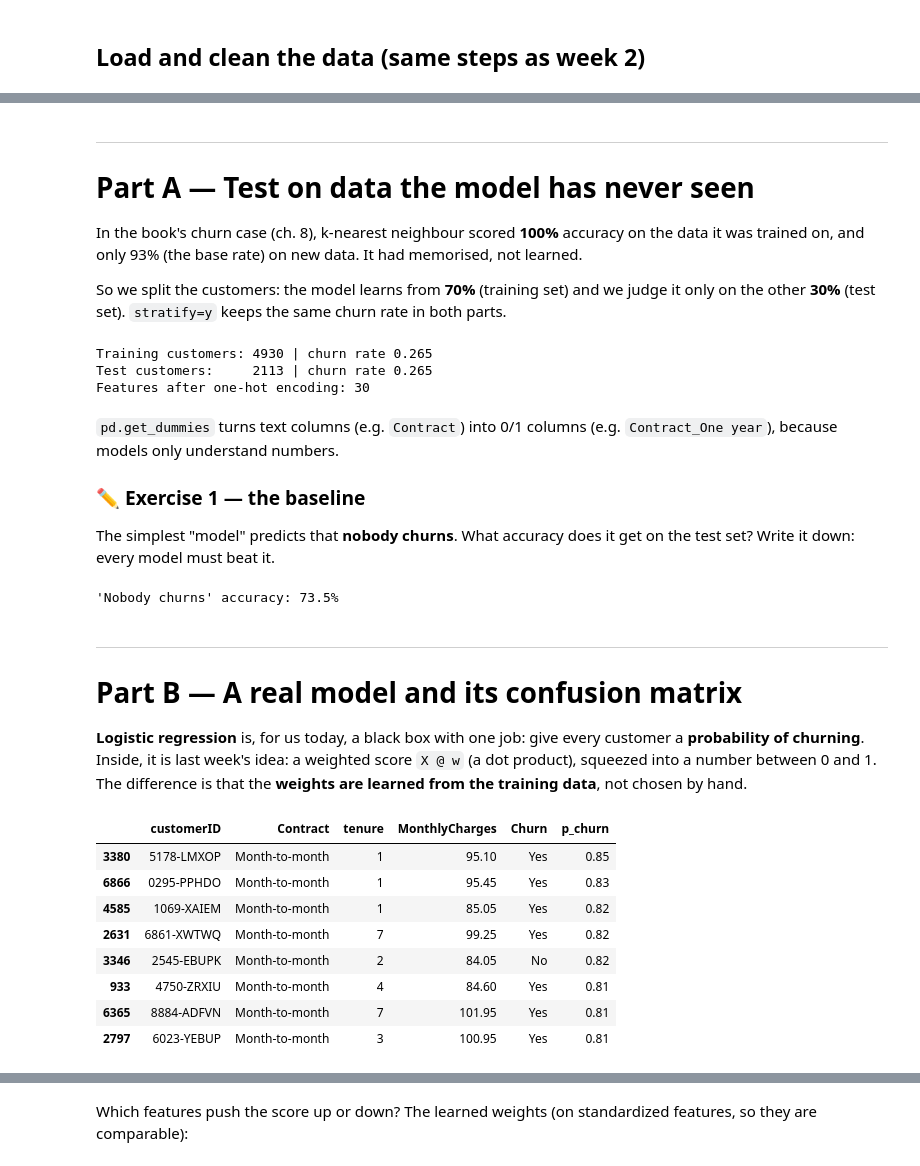
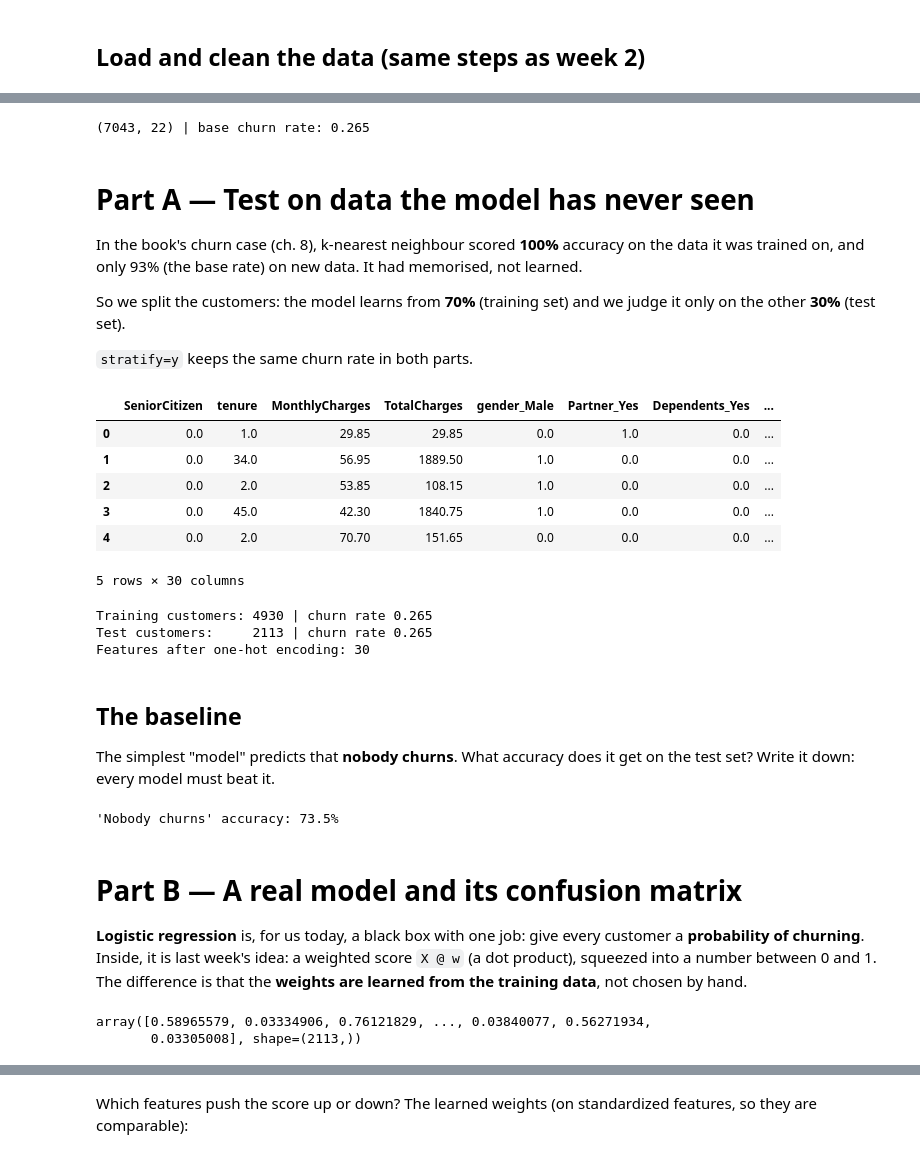
Before and after one commit to ilirsheraj/AI-Business, a Jupyter notebook: Week_03_Good_Model/week_03_modeling_notebook.ipynb, the cells around one changed output, grey strips where cells are left out. Cells and saved outputs as stored; diff of their text form; code cells hidden in the pictures.

```diff
--- a/Week_03_Good_Model/week_03_modeling_notebook.ipynb
+++ b/Week_03_Good_Model/week_03_modeling_notebook.ipynb
@@ -45,28 +76,43 @@ print(df.shape, "| base churn rate:", round(df["churned"].mean(), 3))
+# %%
+print(df.shape, "| base churn rate:", round(df["churned"].mean(), 3))
+# %% [output]
+(7043, 22) | base churn rate: 0.265
 # %% [markdown]
----
 # Part A — Test on data the model has never seen
 
 In the book's churn case (ch. 8), k-nearest neighbour scored **100%** accuracy on the data it was trained on, and only 93% (the base rate) on new data. It had memorised, not learned.
 
 So we split the customers: the model learns from **70%** (training set) and we judge it only on the other **30%** (test set).
+
 `stratify=y` keeps the same churn rate in both parts.
 # %%
+# Target: 1/0
 y = df["churned"].to_numpy()
+
+# Convert all classes into dummies, remove customerID", "Churn", "churned" because we dont need them anymore
 X = pd.get_dummies(df.drop(columns=["customerID", "Churn", "churned"]), drop_first=True).astype(float)
 
-X_train, X_test, y_train, y_test, df_train, df_test = train_test_split(
-    X, y, df, test_size=0.3, random_state=42, stratify=y)
-
-print("Training customers:", len(y_train), "| churn rate", round(y_train.mean(), 3))
-print("Test customers:    ", len(y_test), "| churn rate", round(y_test.mean(), 3))
-print("Features after one-hot encoding:", X.shape[1])
+X.head()
 # %% [output]
+|  | SeniorCitizen | tenure | MonthlyCharges | TotalCharges | gender_Male | Partner_Yes | Dependents_Yes | ... |
+| 0 | 0.0 | 1.0 | 29.85 | 29.85 | 0.0 | 1.0 | 0.0 | ... |
+| 1 | 0.0 | 34.0 | 56.95 | 1889.50 | 1.0 | 0.0 | 0.0 | ... |
+| 2 | 0.0 | 2.0 | 53.85 | 108.15 | 1.0 | 0.0 | 0.0 | ... |
+| 3 | 0.0 | 45.0 | 42.30 | 1840.75 | 1.0 | 0.0 | 0.0 | ... |
+| 4 | 0.0 | 2.0 | 70.70 | 151.65 | 0.0 | 0.0 | 0.0 | ... |
-Training customers: 4930 | churn rate 0.265
-Test customers:     2113 | churn rate 0.265
-Features after one-hot encoding: 30
+5 rows × 30 columns
+# %%
+# Split the data into Train/Test
+X_train, X_test, y_train, y_test, df_train, df_test = train_test_split(X, y, df, test_size=0.3, random_state=42, stratify=y)
+
+print("Training customers:", len(y_train), "| churn rate", round(y_train.mean(), 3))
+print("Test customers:    ", len(y_test), "| churn rate", round(y_test.mean(), 3))
+print("Features after one-hot encoding:", X.shape[1])
+# %% [output]
+Training customers: 4930 | churn rate 0.265
+Test customers:     2113 | churn rate 0.265
+Features after one-hot encoding: 30
 # %% [markdown]
-`pd.get_dummies` turns text columns (e.g. `Contract`) into 0/1 columns (e.g. `Contract_One year`), because models only understand numbers.
-
-### ✏️ Exercise 1 — the baseline
+## The baseline
 The simplest "model" predicts that **nobody churns**. What accuracy does it get on the test set? Write it down: every model must beat it.
 # %%
@@ -75,26 +122,18 @@ print(f"'Nobody churns' accuracy: {majority_accuracy:.1%}")
 # %% [output]
 'Nobody churns' accuracy: 73.5%
 # %% [markdown]
----
 # Part B — A real model and its confusion matrix
 
 **Logistic regression** is, for us today, a black box with one job: give every customer a **probability of churning**.
 Inside, it is last week's idea: a weighted score `X @ w` (a dot product), squeezed into a number between 0 and 1. The difference is that the **weights are learned from the training data**, not chosen by hand.
 # %%
 model = make_pipeline(StandardScaler(), LogisticRegression(max_iter=2000))
-model.fit(X_train, y_train)                    # learn the weights from the training set only
+# learn the weights from the training set only
+model.fit(X_train, y_train)
 
-p_churn = model.predict_proba(X_test)[:, 1]    # probability of churn for each test customer
-preview = df_test[["customerID", "Contract", "tenure", "MonthlyCharges", "Churn"]].copy()
-preview["p_churn"] = p_churn.round(2)
-preview.sort_values("p_churn", ascending=False).head(8)
+# probability of churn for each test customer
+p_churn = model.predict_proba(X_test)[:, 1]
+p_churn
 # %% [output]
-|  | customerID | Contract | tenure | MonthlyCharges | Churn | p_churn |
-| 3380 | 5178-LMXOP | Month-to-month | 1 | 95.10 | Yes | 0.85 |
-| 6866 | 0295-PPHDO | Month-to-month | 1 | 95.45 | Yes | 0.83 |
-| 4585 | 1069-XAIEM | Month-to-month | 1 | 85.05 | Yes | 0.82 |
-| 2631 | 6861-XWTWQ | Month-to-month | 7 | 99.25 | Yes | 0.82 |
-| 3346 | 2545-EBUPK | Month-to-month | 2 | 84.05 | No | 0.82 |
-| 933 | 4750-ZRXIU | Month-to-month | 4 | 84.60 | Yes | 0.81 |
-| 6365 | 8884-ADFVN | Month-to-month | 7 | 101.95 | Yes | 0.81 |
-| 2797 | 6023-YEBUP | Month-to-month | 3 | 100.95 | Yes | 0.81 |
+array([0.58965579, 0.03334906, 0.76121829, ..., 0.03840077, 0.56271934,
+       0.03305008], shape=(2113,))
```
Also changed, not shown: parts of 27 cells of this notebook.
